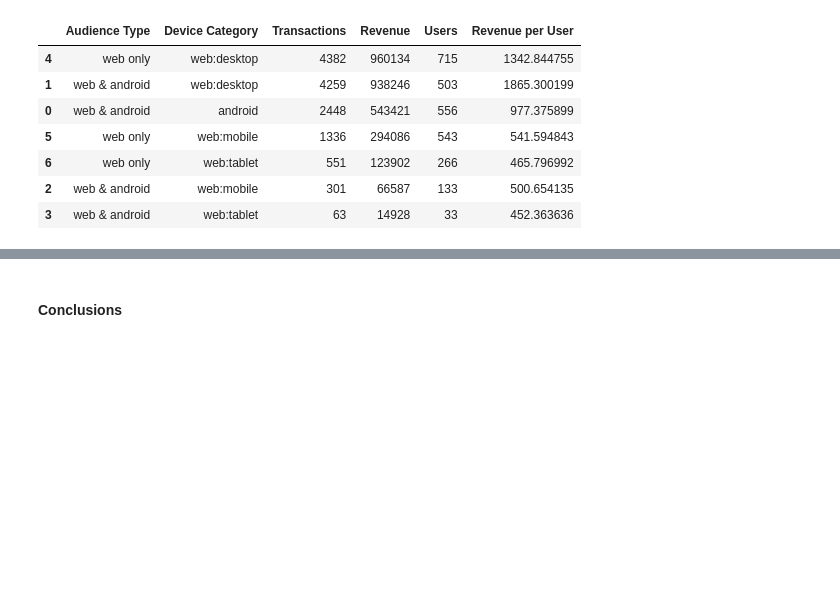
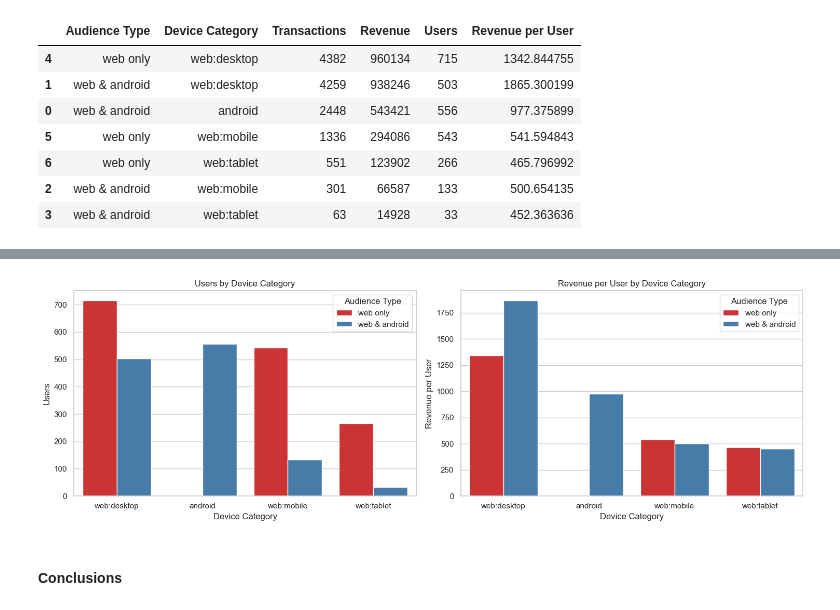
Before and after one commit to VangelisChocholis/Cross_Device_Analysis, a Jupyter notebook: cross_device_analysis.ipynb, the cells around one changed output, grey strips where cells are left out. Drawn from its saved outputs; the diff is of its cells as text; code cells hidden in the pictures; blank space fills up the shorter version.

Commit message:
adjustments

```diff
--- a/cross_device_analysis.ipynb
+++ b/cross_device_analysis.ipynb
@@ -505,3 +435,31 @@ plt.show()
+# %%
+# Set the common color palette
+common_palette = sns.color_palette('Set1')[:2]
+
+# Set the style
+sns.set(style="whitegrid")
+
+# Create the side-by-side bar plot
+plt.figure(figsize=(15, 5))
+
+
+# Subplot for Revenue
+plt.subplot(1, 2, 1)
+sns.barplot(data=type_dev_group, x='Device Category', y='Users', hue='Audience Type', palette=common_palette, dodge=True)
+plt.title('Users by Device Category')
+
+# Subplot for Revenue per User
+plt.subplot(1, 2, 2)
+sns.barplot(data=type_dev_group, x='Device Category', y='Revenue per User', hue='Audience Type', palette=common_palette, dodge=True)
+plt.title('Revenue per User by Device Category')
+
+# Adjust layout
+plt.tight_layout()
+
+# Show the plot
+plt.show()
+# %% [output]
+[figure, added]
 # %% [markdown]
 #### Conclusions
 # %% [markdown]
```
Also changed, not shown: parts of 3 cells of this notebook, 3 other files.
